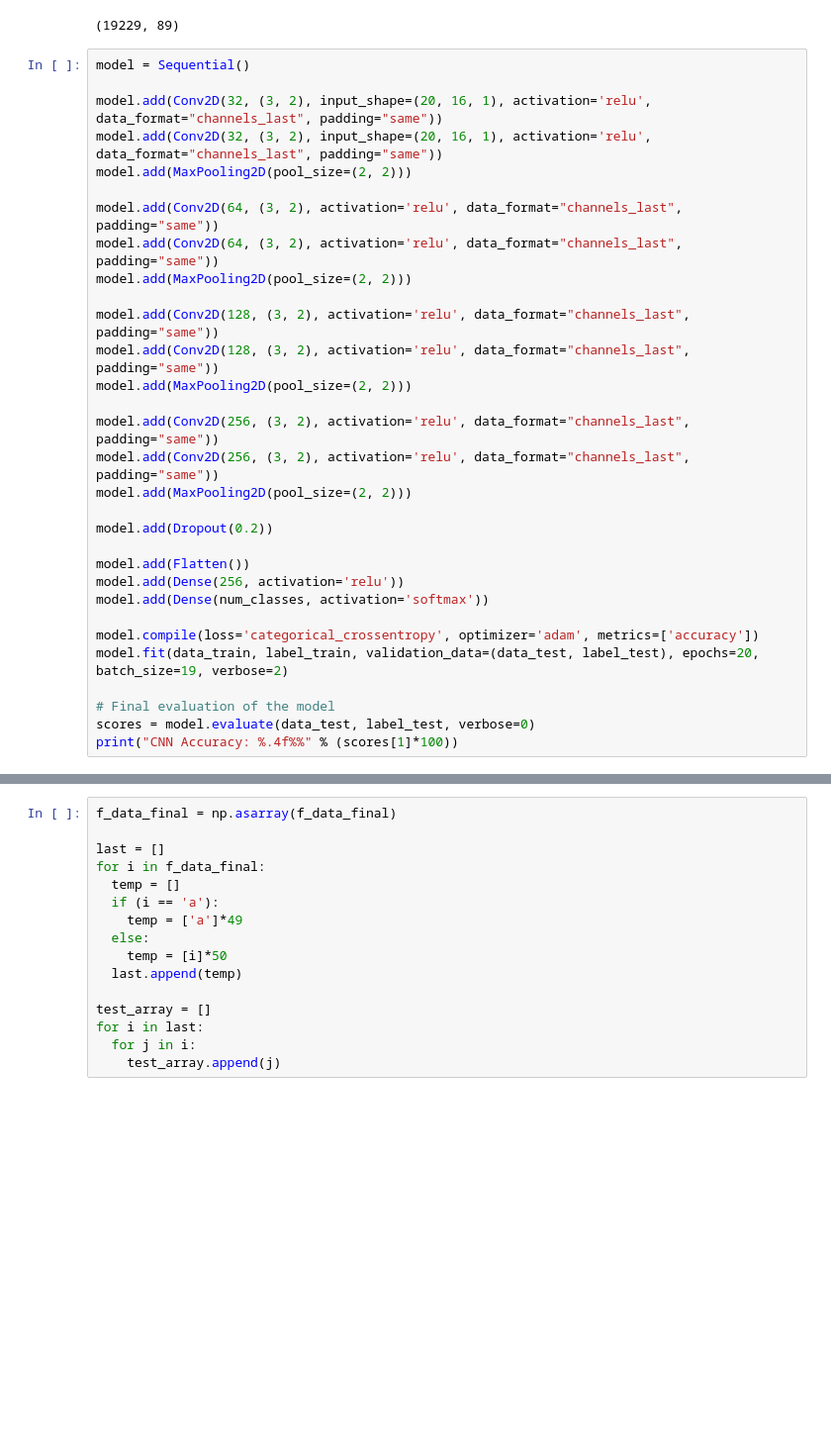
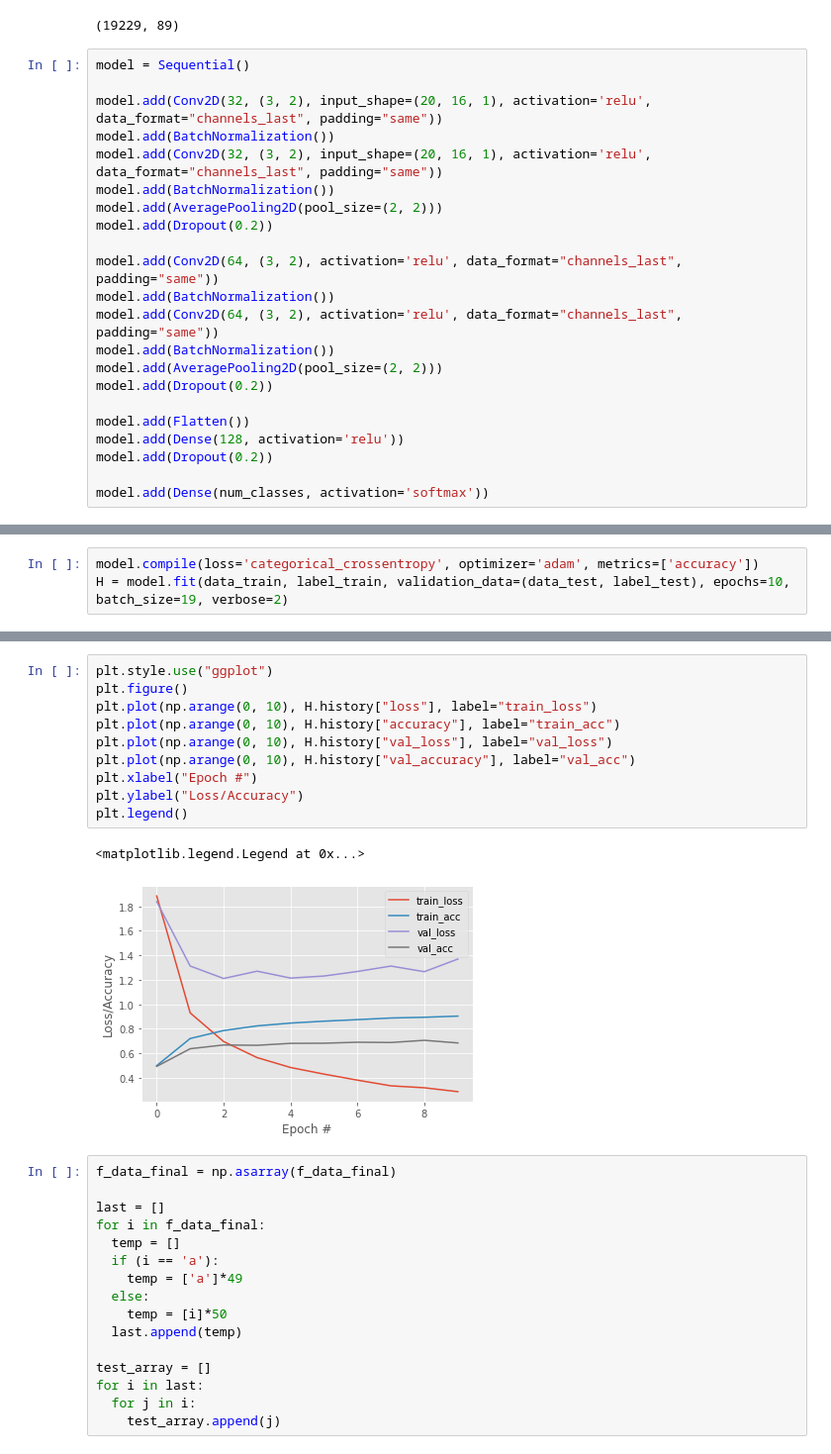
Before and after one commit to namt9/CS114.L22.KHCL-HandwrittenVietnameseRecognition, a Jupyter notebook: MACHINE LEARNING PROJECT/CNNmodel/model_ CNN.ipynb, the cells around one changed output, grey strips where cells are left out. Shown: that part at 99% size. Drawn from its saved outputs; the diff is of its cells as text; blank space fills up the shorter version.

```diff
--- a/MACHINE LEARNING PROJECT/CNNmodel/model_ CNN.ipynb
+++ b/MACHINE LEARNING PROJECT/CNNmodel/model_ CNN.ipynb
@@ -101,30 +97,21 @@ label_train.shape
 model = Sequential()
 
 model.add(Conv2D(32, (3, 2), input_shape=(20, 16, 1), activation='relu', data_format="channels_last", padding="same"))
+model.add(BatchNormalization())
 model.add(Conv2D(32, (3, 2), input_shape=(20, 16, 1), activation='relu', data_format="channels_last", padding="same"))
-model.add(MaxPooling2D(pool_size=(2, 2)))
+model.add(BatchNormalization())
+model.add(AveragePooling2D(pool_size=(2, 2)))
+model.add(Dropout(0.2))
 
 model.add(Conv2D(64, (3, 2), activation='relu', data_format="channels_last", padding="same"))
+model.add(BatchNormalization())
 model.add(Conv2D(64, (3, 2), activation='relu', data_format="channels_last", padding="same"))
-model.add(MaxPooling2D(pool_size=(2, 2)))
-
-model.add(Conv2D(128, (3, 2), activation='relu', data_format="channels_last", padding="same"))
-model.add(Conv2D(128, (3, 2), activation='relu', data_format="channels_last", padding="same"))
-model.add(MaxPooling2D(pool_size=(2, 2)))
-
-model.add(Conv2D(256, (3, 2), activation='relu', data_format="channels_last", padding="same"))
-model.add(Conv2D(256, (3, 2), activation='relu', data_format="channels_last", padding="same"))
-model.add(MaxPooling2D(pool_size=(2, 2)))
-
+model.add(BatchNormalization())
+model.add(AveragePooling2D(pool_size=(2, 2)))
 model.add(Dropout(0.2))
 
 model.add(Flatten())
-model.add(Dense(256, activation='relu'))
+model.add(Dense(128, activation='relu'))
+model.add(Dropout(0.2))
+
 model.add(Dense(num_classes, activation='softmax'))
-
-model.compile(loss='categorical_crossentropy', optimizer='adam', metrics=['accuracy'])
-model.fit(data_train, label_train, validation_data=(data_test, label_test), epochs=20, batch_size=19, verbose=2)
-
-# Final evaluation of the model
-scores = model.evaluate(data_test, label_test, verbose=0)
-print("CNN Accuracy: %.4f%%" % (scores[1]*100))
@@ -148,0 +118,3 @@ CNN Accuracy: 69.8359%
+# %%
+model.compile(loss='categorical_crossentropy', optimizer='adam', metrics=['accuracy'])
+H = model.fit(data_train, label_train, validation_data=(data_test, label_test), epochs=10, batch_size=19, verbose=2)
@@ -149,3 +162,16 @@ CNN Accuracy: 69.8359%
+# %%
+plt.style.use("ggplot")
+plt.figure()
+plt.plot(np.arange(0, 10), H.history["loss"], label="train_loss")
+plt.plot(np.arange(0, 10), H.history["accuracy"], label="train_acc")
+plt.plot(np.arange(0, 10), H.history["val_loss"], label="val_loss")
+plt.plot(np.arange(0, 10), H.history["val_accuracy"], label="val_acc")
+plt.xlabel("Epoch #")
+plt.ylabel("Loss/Accuracy")
+plt.legend()
+# %% [output]
+<matplotlib.legend.Legend at 0x...>
+[figure, added]
 # %%
 f_data_final = np.asarray(f_data_final)
 
```
Also changed, not shown: parts of 7 cells of this notebook.
